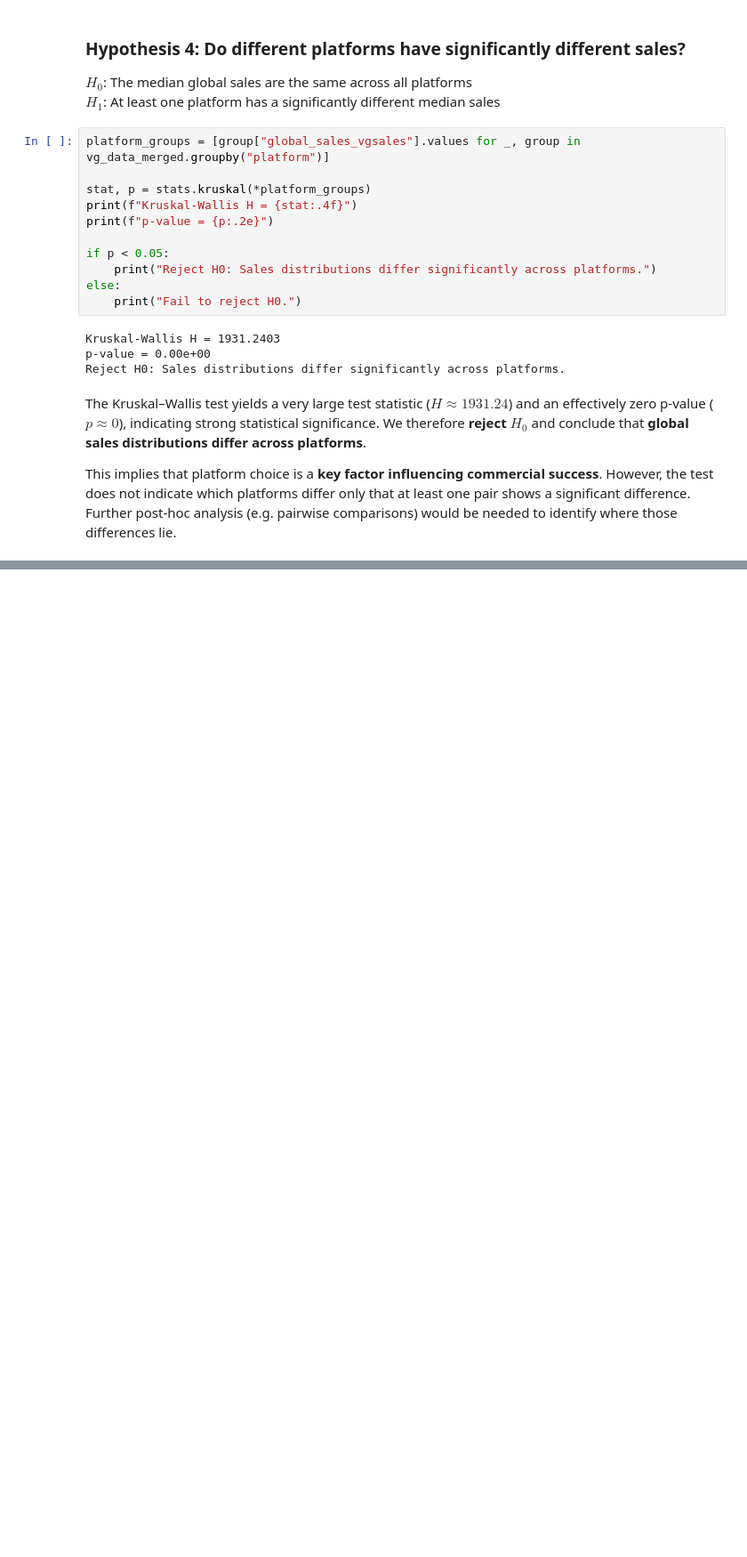
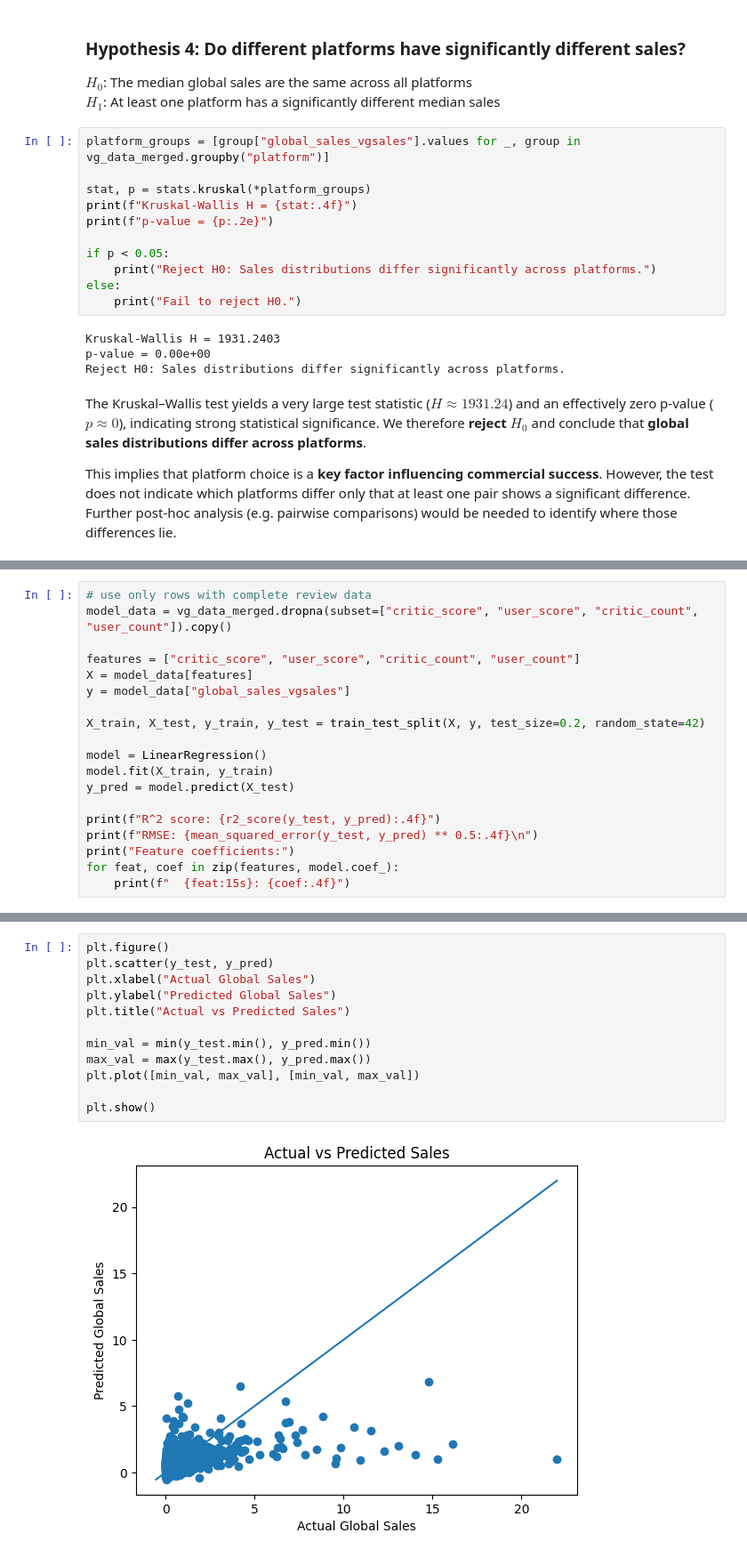
Before and after one commit to VenomRevenge/data-science-exam-video-game-success-analysis, a Jupyter notebook: video_games_analysis.ipynb, the cells around one changed output, grey strips where cells are left out. Shown at 89% size. Cells and saved outputs as stored; diff of their text form; blank space fills up the shorter version.

Commit message:
Added attempt at modeling, fixed up documentation

```diff
--- a/video_games_analysis.ipynb
+++ b/video_games_analysis.ipynb
@@ -907,0 +939,19 @@ This implies that platform choice is a **key factor influencing commercial succe
+# %%
+# use only rows with complete review data
+model_data = vg_data_merged.dropna(subset=["critic_score", "user_score", "critic_count", "user_count"]).copy()
+
+features = ["critic_score", "user_score", "critic_count", "user_count"]
+X = model_data[features]
+y = model_data["global_sales_vgsales"]
+
+X_train, X_test, y_train, y_test = train_test_split(X, y, test_size=0.2, random_state=42)
+
+model = LinearRegression()
+model.fit(X_train, y_train)
+y_pred = model.predict(X_test)
+
+print(f"R^2 score: {r2_score(y_test, y_pred):.4f}")
+print(f"RMSE: {mean_squared_error(y_test, y_pred) ** 0.5:.4f}\n")
+print("Feature coefficients:")
+for feat, coef in zip(features, model.coef_):
+    print(f"  {feat:15s}: {coef:.4f}")
@@ -907,0 +975,14 @@ This implies that platform choice is a **key factor influencing commercial succe
+# %%
+plt.figure()
+plt.scatter(y_test, y_pred)
+plt.xlabel("Actual Global Sales")
+plt.ylabel("Predicted Global Sales")
+plt.title("Actual vs Predicted Sales")
+
+min_val = min(y_test.min(), y_pred.min())
+max_val = max(y_test.max(), y_pred.max())
+plt.plot([min_val, max_val], [min_val, max_val])
+
+plt.show()
+# %% [output]
+[figure, added]
```
Also changed, not shown: parts of 11 cells of this notebook, 1 other file.
